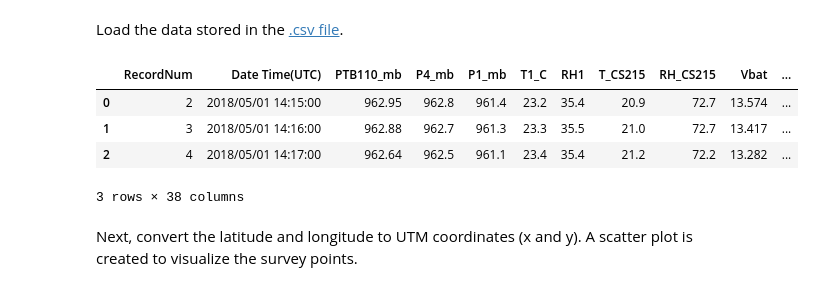
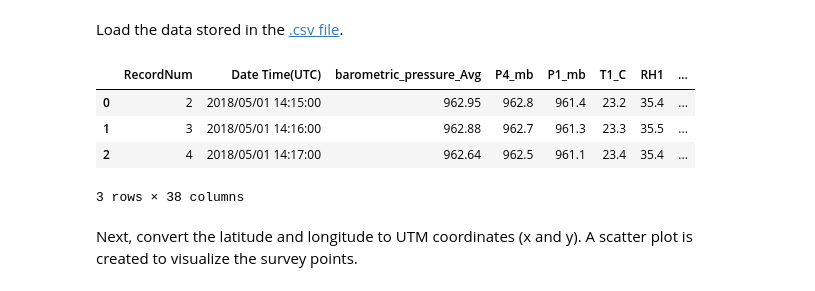
Before and after one commit to soilwater/crnpy, a Jupyter notebook: docs/examples/rover/Hydroinnova_rover_example.ipynb, the cells around one changed output. Saved outputs shown, nothing was run; the diff lists cells and outputs as text; code cells hidden in the pictures.

```diff
--- a/docs/examples/rover/Hydroinnova_rover_example.ipynb
+++ b/docs/examples/rover/Hydroinnova_rover_example.ipynb
@@ -18,27 +18,27 @@ Load the data stored in the [.csv file](https://raw.githubusercontent.com/soilwa
 # %%
 # Sample dataset
 filepath = "https://raw.githubusercontent.com/soilwater/crnpy/main/docs/examples/rover/gypsum_transect_01_may_2018.KSU"
-col_names = 'RecordNum,Date Time(UTC),PTB110_mb,P4_mb,P1_mb,T1_C,RH1,T_CS215,RH_CS215,Vbat,N1Cts,N2Cts,N3Cts,N4Cts,N5Cts,N6Cts,N7Cts,N8Cts,N1ETsec,N3ETsec,N5ETsec,N7ETsec,N1T(C),N1RH,N5T(C),N5RH,GpsUTC,LatDec,LongDec,Alt,Qual,NumSats,HDOP,Speed_kmh,COG,SpeedQuality,strDate'.split(',')
+col_names = 'RecordNum,Date Time(UTC),barometric_pressure_Avg,P4_mb,P1_mb,T1_C,RH1,air_temperature_Avg,relative_humidity_Avg,Vbat,N1Cts,N2Cts,N3Cts,N4Cts,N5Cts,N6Cts,N7Cts,N8Cts,N1ETsec,N3ETsec,N5ETsec,N7ETsec,N1T(C),N1RH,N5T(C),N5RH,GpsUTC,LatDec,LongDec,Alt,Qual,NumSats,HDOP,Speed_kmh,COG,SpeedQuality,strDate'.split(',')
 
 df = pd.read_csv(filepath, skiprows=20, names=col_names)
 df['LongDec'] = df['LongDec'] * -1 # Raw data is in absolute values
 
 # Parse timestamps and set as index
 df['timestamp'] = pd.to_datetime(df['Date Time(UTC)'])
 
 # Remove rows with missing coordinates
 df['LatDec'].replace(0.0, np.nan, inplace=True)
 df['LongDec'].replace(0.0, np.nan, inplace=True)
 df.dropna(axis=0, subset=['LatDec','LongDec'], inplace=True)
 df.reset_index(drop=True, inplace=True)
 
 # Display a few rows to visualize dataset
 df.head(3)
 # %% [output]
-|  | RecordNum | Date Time(UTC) | PTB110_mb | P4_mb | P1_mb | T1_C | RH1 | T_CS215 | RH_CS215 | Vbat | ... |
-| 0 | 2 | 2018/05/01 14:15:00 | 962.95 | 962.8 | 961.4 | 23.2 | 35.4 | 20.9 | 72.7 | 13.574 | ... |
-| 1 | 3 | 2018/05/01 14:16:00 | 962.88 | 962.7 | 961.3 | 23.3 | 35.5 | 21.0 | 72.7 | 13.417 | ... |
-| 2 | 4 | 2018/05/01 14:17:00 | 962.64 | 962.5 | 961.1 | 23.4 | 35.4 | 21.2 | 72.2 | 13.282 | ... |
+|  | RecordNum | Date Time(UTC) | barometric_pressure_Avg | P4_mb | P1_mb | T1_C | RH1 | ... |
+| 0 | 2 | 2018/05/01 14:15:00 | 962.95 | 962.8 | 961.4 | 23.2 | 35.4 | ... |
+| 1 | 3 | 2018/05/01 14:16:00 | 962.88 | 962.7 | 961.3 | 23.3 | 35.5 | ... |
+| 2 | 4 | 2018/05/01 14:17:00 | 962.64 | 962.5 | 961.1 | 23.4 | 35.4 | ... |
 3 rows × 38 columns
 # %% [markdown]
 Next, convert the latitude and longitude to UTM coordinates (x and y). A scatter plot is created to visualize the survey points.
```
Also changed, not shown: parts of 7 cells of this notebook.
